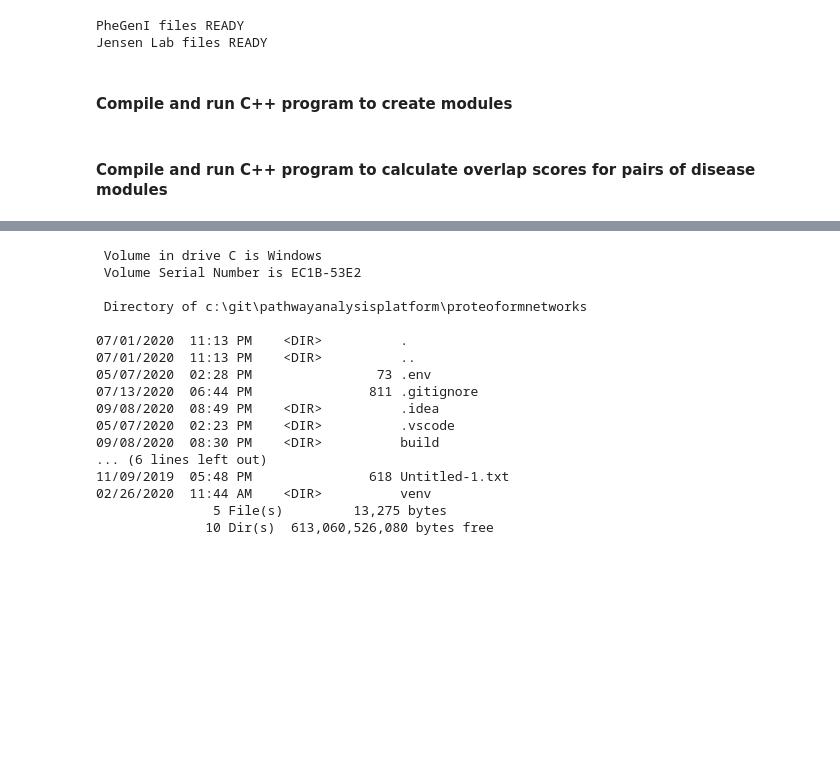
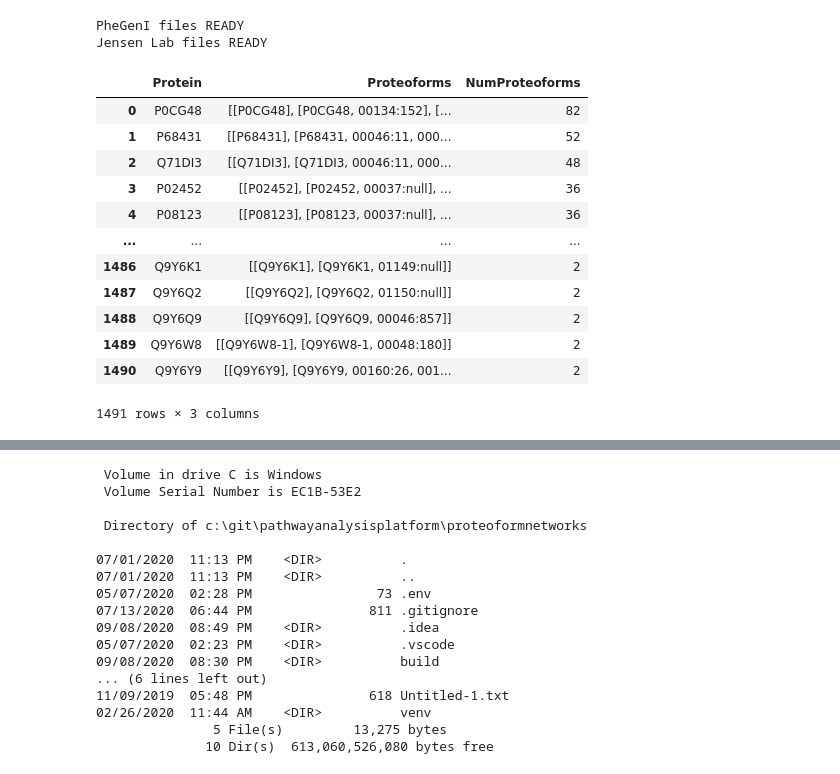
Before and after one commit to PathwayAnalysisPlatform/ProteoformNetworks, a Jupyter notebook: src/Python/analysis_2_disease_modules.ipynb, the cells around one changed output, grey strips where cells are left out. Drawn from its saved outputs; the diff is of its cells as text; code cells hidden in the pictures; blank space fills up the shorter version.

```diff
--- a/src/Python/analysis_2_disease_modules.ipynb
+++ b/src/Python/analysis_2_disease_modules.ipynb
@@ -69,7 +69,22 @@ print("Jensen Lab files READY")
 # %% [output]
 PheGenI files READY
 Jensen Lab files READY
-# %% [markdown]
-#### Compile and run C++ program to create modules
-# %% [markdown]
-#### Compile and run C++ program to calculate overlap scores for pairs of disease modules
+# %%
+query = QUERY_GET_NUM_PROTEOFORMS_PER_PROTEIN
+df = get_query_result(query)
+
+df
+# %% [output]
+|  | Protein | Proteoforms | NumProteoforms |
+| 0 | P0CG48 | [[P0CG48], [P0CG48, 00134:152], [... | 82 |
+| 1 | P68431 | [[P68431], [P68431, 00046:11, 000... | 52 |
+| 2 | Q71DI3 | [[Q71DI3], [Q71DI3, 00046:11, 000... | 48 |
+| 3 | P02452 | [[P02452], [P02452, 00037:null], ... | 36 |
+| 4 | P08123 | [[P08123], [P08123, 00037:null], ... | 36 |
+| ... | ... | ... | ... |
+| 1486 | Q9Y6K1 | [[Q9Y6K1], [Q9Y6K1, 01149:null]] | 2 |
+| 1487 | Q9Y6Q2 | [[Q9Y6Q2], [Q9Y6Q2, 01150:null]] | 2 |
+| 1488 | Q9Y6Q9 | [[Q9Y6Q9], [Q9Y6Q9, 00046:857]] | 2 |
+| 1489 | Q9Y6W8 | [[Q9Y6W8-1], [Q9Y6W8-1, 00048:180]] | 2 |
+| 1490 | Q9Y6Y9 | [[Q9Y6Y9], [Q9Y6Y9, 00160:26, 001... | 2 |
+1491 rows × 3 columns
```
Also changed, not shown: parts of 12 cells of this notebook, 1 other file.
